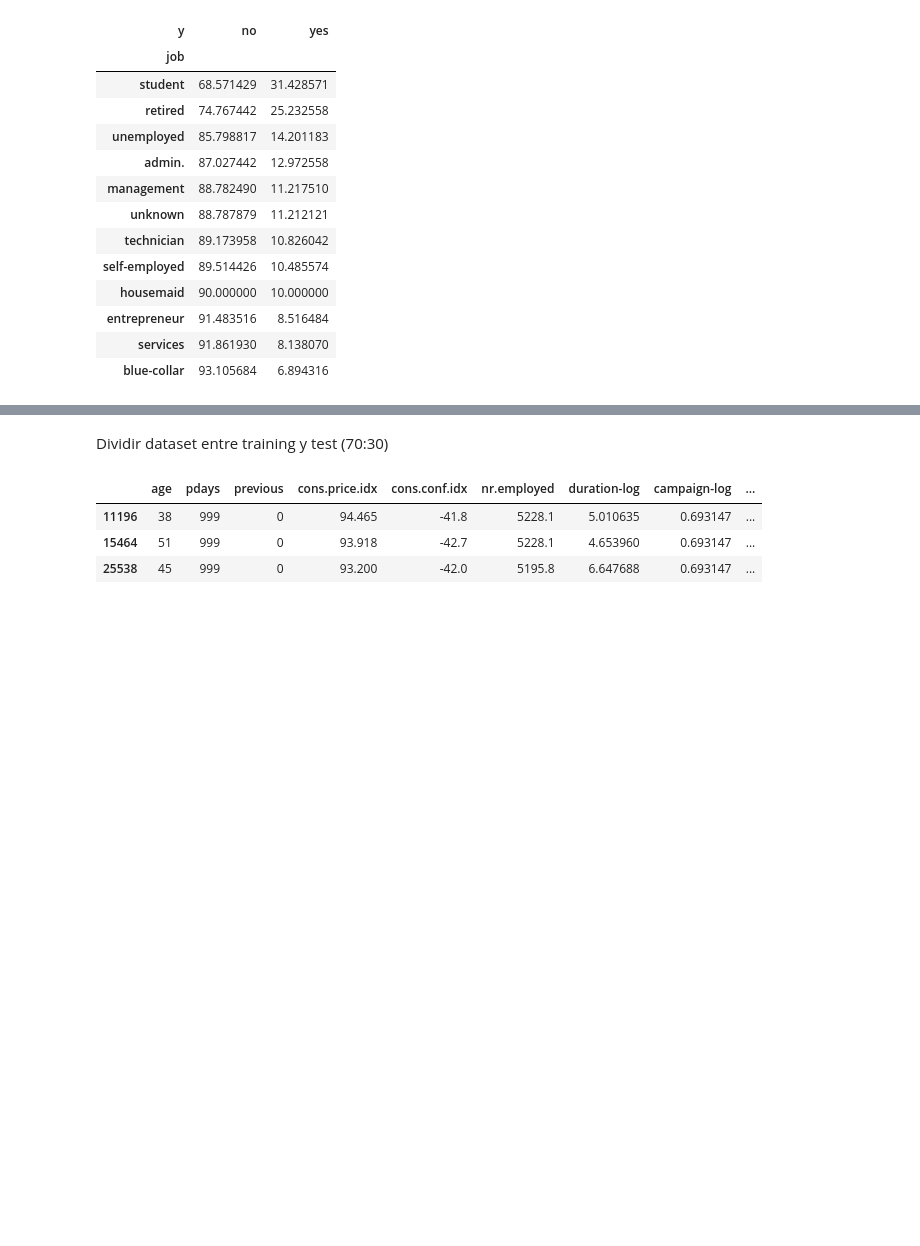
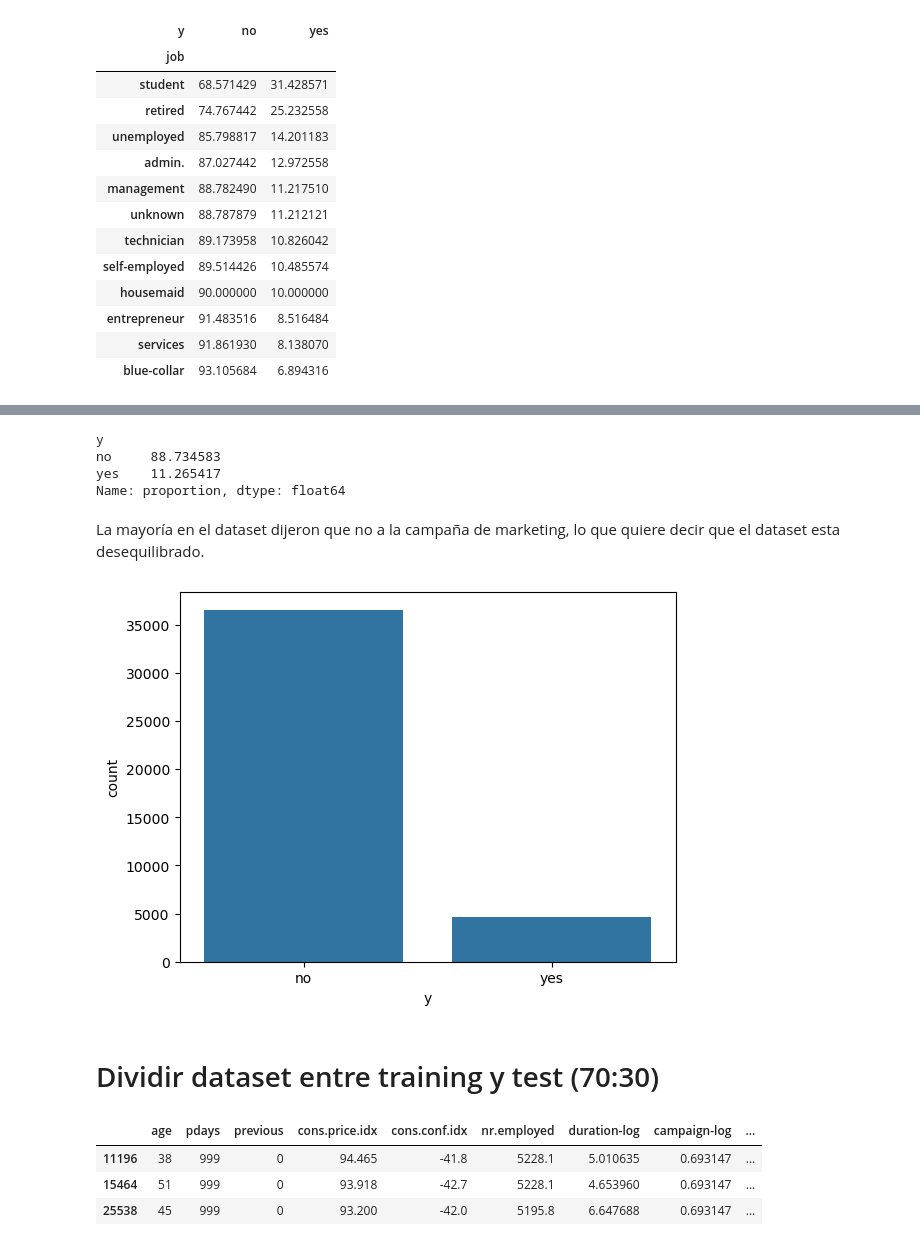
Before and after one commit to AI-YAZMIN-VILLEGAS/EBAC, a Jupyter notebook: Tareas/Tarea M41 -AD- YAZMIN VILLEGAS.ipynb, the cells around one changed output, grey strips where cells are left out. Cells and saved outputs as stored; diff of their text form; code cells hidden in the pictures; blank space fills up the shorter version.

```diff
--- a/Tareas/Tarea M41 -AD- YAZMIN VILLEGAS.ipynb
+++ b/Tareas/Tarea M41 -AD- YAZMIN VILLEGAS.ipynb
@@ -591,5 +703,19 @@ plt.show()
+# %%
+df['y'].value_counts(normalize=True) * 100
+# %% [output]
+y
+no     88.734583
+yes    11.265417
+Name: proportion, dtype: float64
+# %% [markdown]
+La mayoría en el dataset dijeron que no a la campaña de marketing, lo que quiere decir que el dataset esta desequilibrado.
+# %%
+sns.countplot(x='y', data=df)
+plt.show()
+# %% [output]
+[figure, added]
 # %% [markdown]
-Dividir dataset entre training y test (70:30)
+# Dividir dataset entre training y test (70:30)
 # %%
 from sklearn.model_selection import train_test_split
 
```
Also changed, not shown: parts of 72 cells of this notebook.
